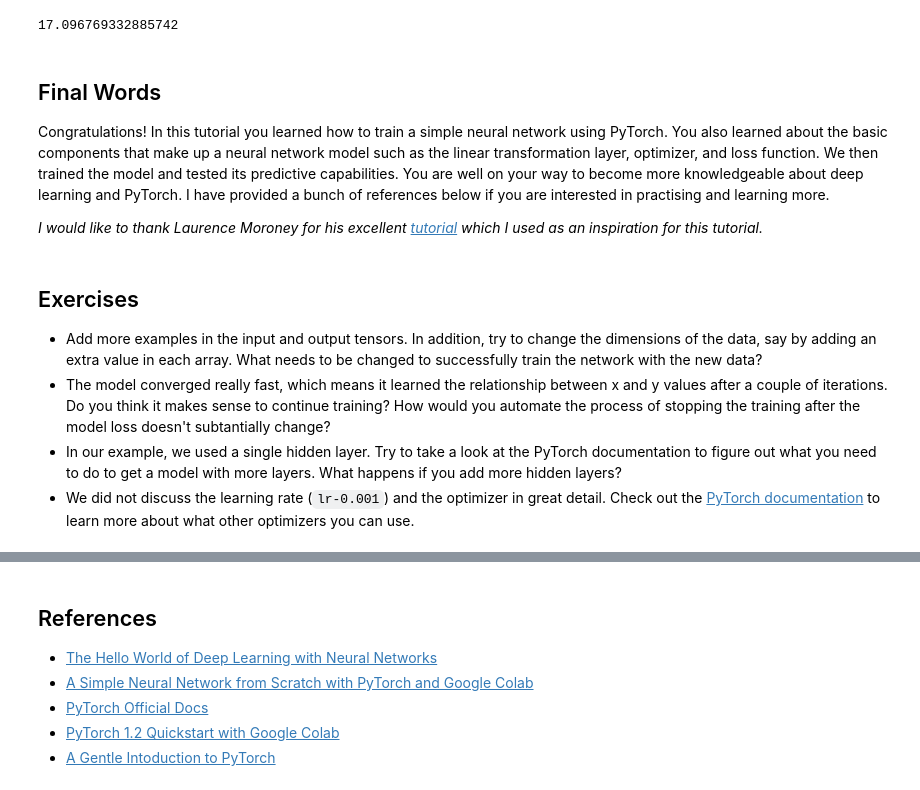
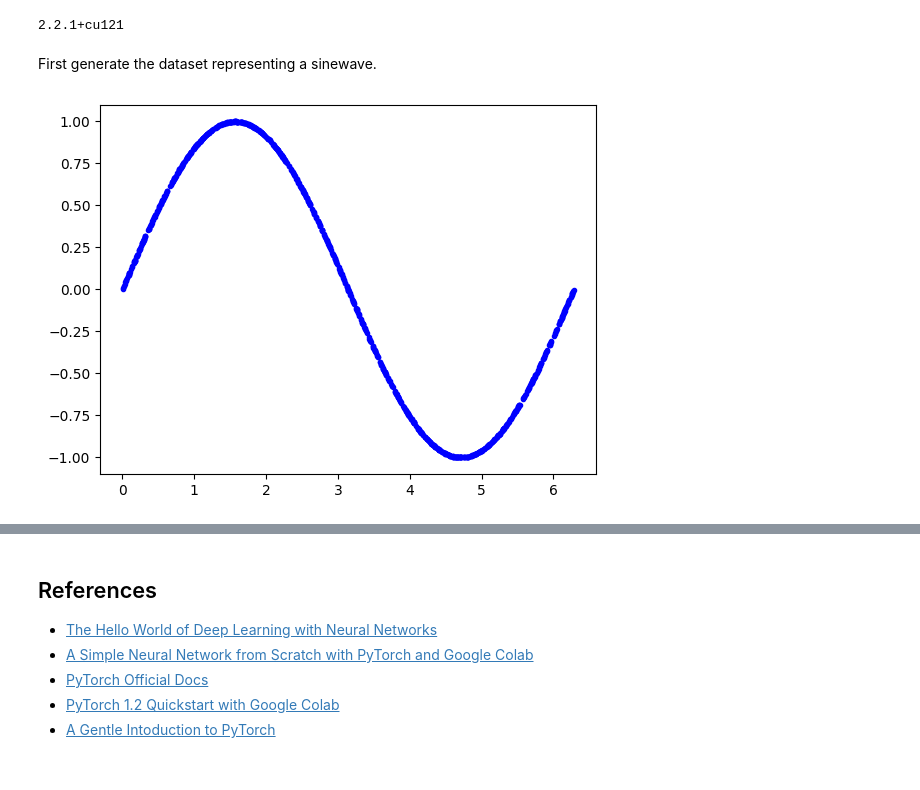
Before and after one commit to efabless/tt_ml_test, a Jupyter notebook: Pytorch_test.ipynb, the cells around one changed output, grey strips where cells are left out. Saved outputs shown, nothing was run; the diff lists cells and outputs as text; code cells hidden in the pictures.

```diff
--- a/Pytorch_test.ipynb
+++ b/Pytorch_test.ipynb
@@ -157,19 +33,43 @@ After training the model we have the ability to test the model predictive capabi
-# %%
-## test the model
-sample = torch.tensor([10.0], dtype=torch.float)
-predicted = model(sample)
-print(predicted.detach().item())
-# %% [output]
-17.096769332885742
-# %% [markdown]
-## Final Words
-
-Congratulations! In this tutorial you learned how to train a simple neural network using PyTorch. You also learned about the basic components that make up a neural network model such as the linear transformation layer, optimizer, and loss function. We then trained the model and tested its predictive capabilities. You are well on your way to become more knowledgeable about deep learning and PyTorch. I have provided a bunch of references below if you are interested in practising and learning more.
-
-*I would like to thank Laurence Moroney for his excellent [tutorial](https://github.com/lmoroney/dlaicourse/blob/master/Course%201%20-%20Part%202%20-%20Lesson%202%20-%20Notebook.ipynb) which I used as an inspiration for this tutorial.*
-# %% [markdown]
-## Exercises
-- Add more examples in the input and output tensors. In addition, try to change the dimensions of the data, say by adding an extra value in each array. What needs to be changed to successfully train the network with the new data?
-- The model converged really fast, which means it learned the relationship between x and y values after a couple of iterations. Do you think it makes sense to continue training? How would you automate the process of stopping the training after the model loss doesn't subtantially change?
-- In our example, we used a single hidden layer. Try to take a look at the PyTorch documentation to figure out what you need to do to get a model with more layers. What happens if you add more hidden layers?
-- We did not discuss the learning rate (`lr-0.001`) and the optimizer in great detail. Check out the [PyTorch documentation](https://pytorch.org/docs/stable/optim.html) to learn more about what other optimizers you can use.
+# %%
+import torch
+from torch import nn
+
+import numpy as np
+import matplotlib.pyplot as plt
+import math
+
+import layers
+from constants import test_bench_template
+from main import Model
+
+## print out the pytorch version used
+print(torch.__version__)
+# %% [output]
+2.2.1+cu121
+# %% [markdown]
+First generate the dataset representing a sinewave.
+# %%
+# We'll generate this many sample datapoints
+SAMPLES = 1000
+
+# Set a "seed" value, so we get the same random numbers each time we run this
+# notebook. Any number can be used here.
+SEED = 1337
+np.random.seed(SEED)
+
+# Generate a uniformly distributed set of random numbers in the range from
+# 0 to 2π, which covers a complete sine wave oscillation
+x_values = np.random.uniform(low=0, high=2*math.pi, size=SAMPLES)
+x_values = np.float32(x_values)
+
+# Shuffle the values to guarantee they're not in order
+np.random.shuffle(x_values)
+
+# Calculate the corresponding sine values
+y_values = np.sin(x_values)
+
+# Plot our data. The 'b.' argument tells the library to print blue dots.
+plt.plot(x_values, y_values, 'b.')
+plt.show()
+# %% [output]
+[figure, added]
```
Also changed, not shown: parts of 38 cells of this notebook.
